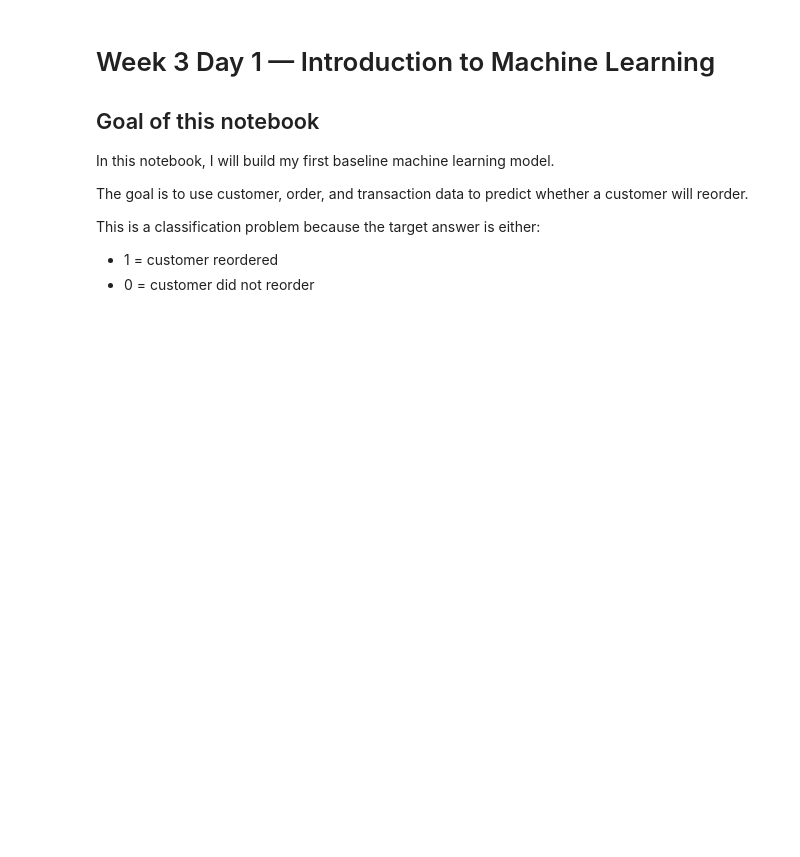
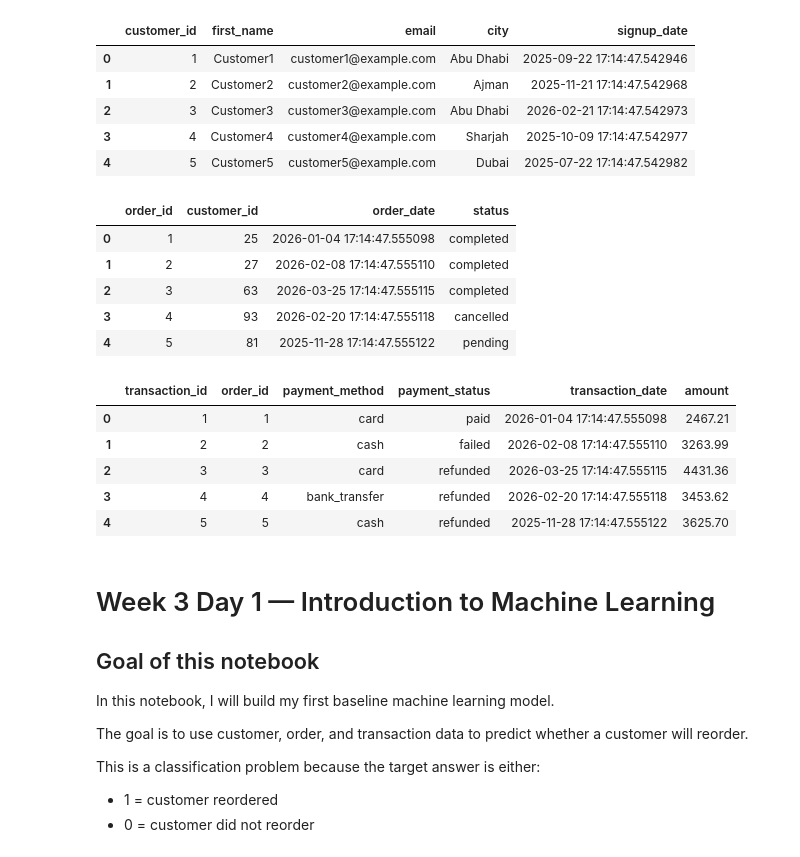
Before and after one commit to AbdullaAbuOrabi/intern-bootcamp, a Jupyter notebook: 06_ml/ml_intro.ipynb, the cells around one changed output. Saved outputs shown, nothing was run; the diff lists cells and outputs as text; code cells hidden in the pictures; blank space fills up the shorter version.

```diff
--- a/06_ml/ml_intro.ipynb
+++ b/06_ml/ml_intro.ipynb
@@ -10,3 +40,26 @@ ModuleNotFoundError: No module named 'sklearn'
+# %%
+display(customers.head())
+display(orders.head())
+display(transactions.head())
+# %% [output]
+|  | customer_id | first_name | email | city | signup_date |
+| 0 | 1 | Customer1 | customer1@example.com | Abu Dhabi | 2025-09-22 17:14:47.542946 |
+| 1 | 2 | Customer2 | customer2@example.com | Ajman | 2025-11-21 17:14:47.542968 |
+| 2 | 3 | Customer3 | customer3@example.com | Abu Dhabi | 2026-02-21 17:14:47.542973 |
+| 3 | 4 | Customer4 | customer4@example.com | Sharjah | 2025-10-09 17:14:47.542977 |
+| 4 | 5 | Customer5 | customer5@example.com | Dubai | 2025-07-22 17:14:47.542982 |
+|  | order_id | customer_id | order_date | status |
+| 0 | 1 | 25 | 2026-01-04 17:14:47.555098 | completed |
+| 1 | 2 | 27 | 2026-02-08 17:14:47.555110 | completed |
+| 2 | 3 | 63 | 2026-03-25 17:14:47.555115 | completed |
+| 3 | 4 | 93 | 2026-02-20 17:14:47.555118 | cancelled |
+| 4 | 5 | 81 | 2025-11-28 17:14:47.555122 | pending |
+|  | transaction_id | order_id | payment_method | payment_status | transaction_date | amount |
+| 0 | 1 | 1 | card | paid | 2026-01-04 17:14:47.555098 | 2467.21 |
+| 1 | 2 | 2 | cash | failed | 2026-02-08 17:14:47.555110 | 3263.99 |
+| 2 | 3 | 3 | card | refunded | 2026-03-25 17:14:47.555115 | 4431.36 |
+| 3 | 4 | 4 | bank_transfer | refunded | 2026-02-20 17:14:47.555118 | 3453.62 |
+| 4 | 5 | 5 | cash | refunded | 2025-11-28 17:14:47.555122 | 3625.70 |
 # %% [markdown]
 # Week 3 Day 1 — Introduction to Machine Learning
 
```
Also changed, not shown: parts of 22 cells of this notebook, 14 other files.
